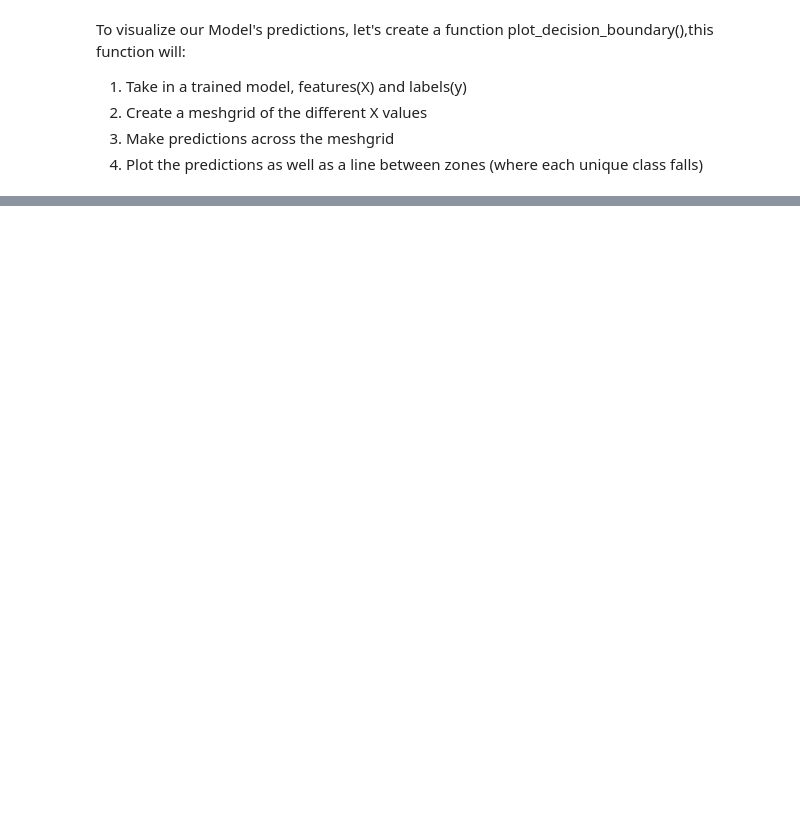
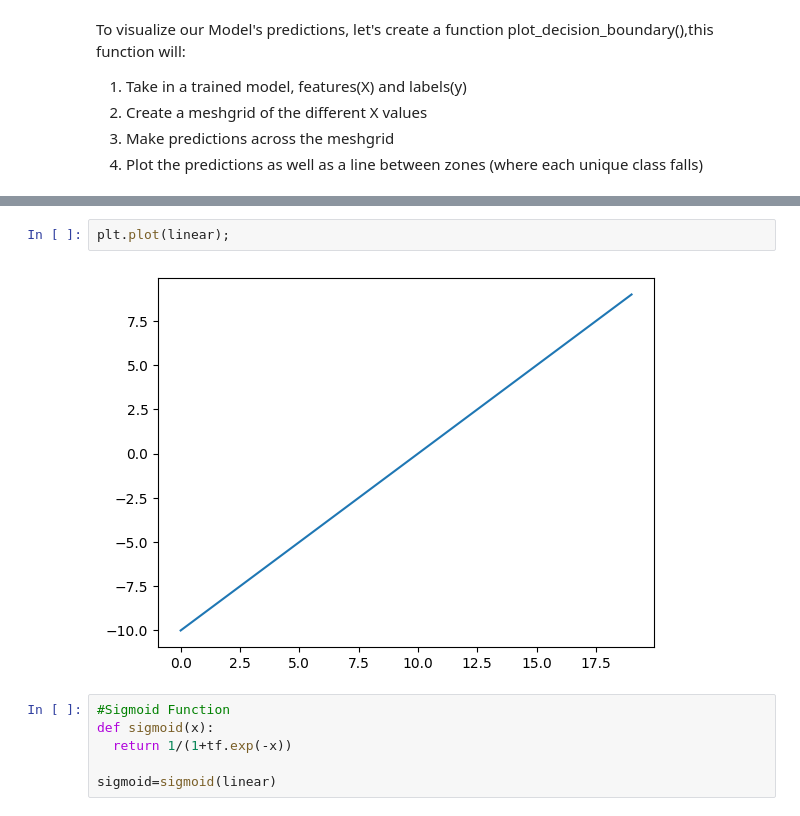
Before and after one commit to Shanu-Mathew/Tensorflow-Notes, a Jupyter notebook: Neural_Network_Classification.ipynb, the cells around one changed output, grey strips where cells are left out. Drawn from its saved outputs; the diff is of its cells as text; blank space fills up the shorter version.

```diff
--- a/Neural_Network_Classification.ipynb
+++ b/Neural_Network_Classification.ipynb
@@ -218,0 +360,10 @@ def plot_decision_boundary(model,X,y):
+# %%
+plt.plot(linear);
+# %% [output]
+[figure, added]
+# %%
+#Sigmoid Function
+def sigmoid(x):
+  return 1/(1+tf.exp(-x))
+
+sigmoid=sigmoid(linear)
```
Also changed, not shown: parts of 40 cells of this notebook.
